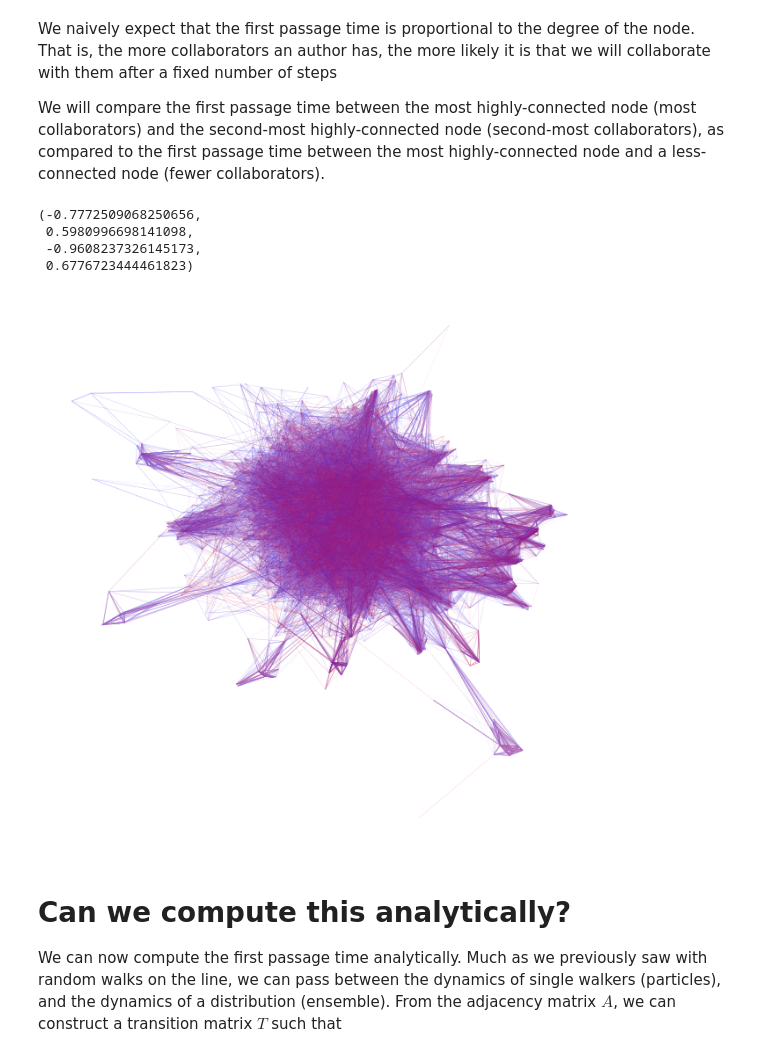
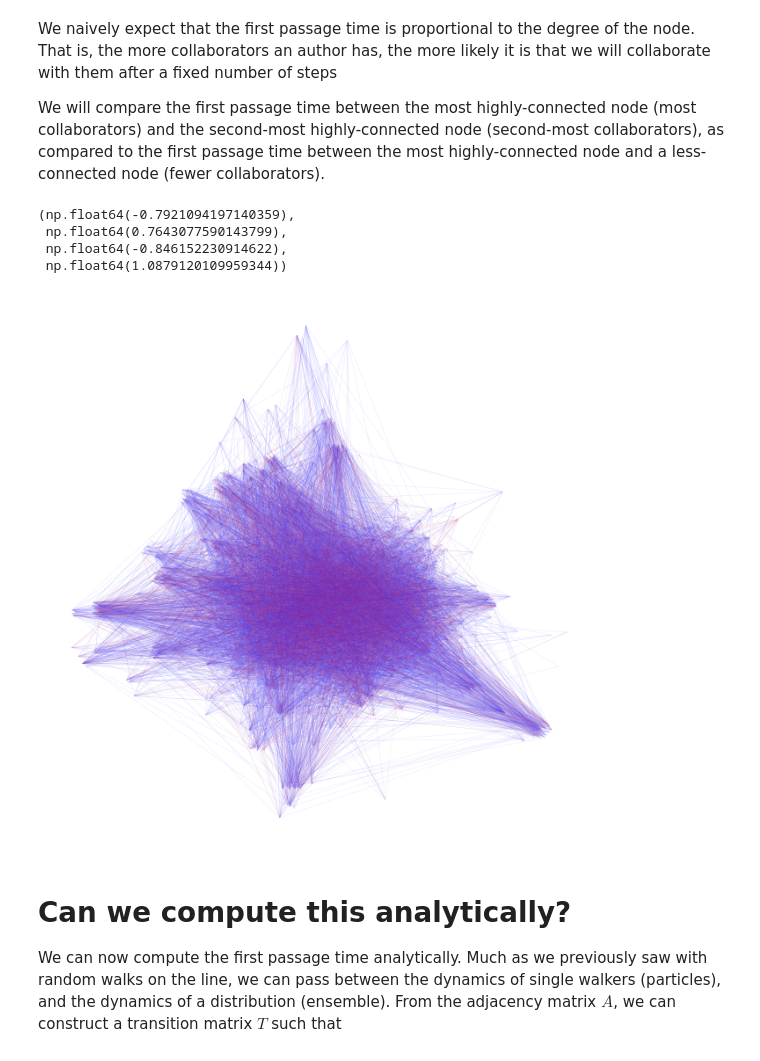
Before and after one commit to williamgilpin/cphy, a Jupyter notebook: talks/intro_graph_adjacency.ipynb, the cells around one changed output. Saved outputs shown, nothing was run; the diff lists cells and outputs as text; code cells hidden in the pictures.

```diff
--- a/talks/intro_graph_adjacency.ipynb
+++ b/talks/intro_graph_adjacency.ipynb
@@ -21,4 +21,20 @@ import matplotlib.pyplot as plt
 We will use a coauthorship network among physicists based arXiv postings in the `astro-ph` category. This graph contains $N = 18772$ nodes, which correspond to unique authors observed over the period 1993 -- 2003. If Author i and Author j coauthored a paper during that period, the nodes are connected. In order to analyze this large graph, we will downsample it to a smaller graph with $N = 1000$ nodes representing the most highly-connected authors.
 
 This dataset is from the [Stanford SNAP database](https://snap.stanford.edu/data/ca-CondMat.html)
+# %%
+import io
+import gzip
+import urllib.request
+import networkx as nx
+
+# subject = "CondMat"
+# subject = "HepPh"
+# subject = "HepTh"
+# subject = "GrQc"
+subject = "AstroPh"
+url = f"https://snap.stanford.edu/data/ca-{subject}.txt.gz"
+
+with urllib.request.urlopen(url) as resp:
+    with gzip.open(io.BytesIO(resp.read()), mode="rt") as fh:
+        g = nx.read_edgelist(fh, comments="#", nodetype=int)
 # %%
@@ -279,7 +291,8 @@ class FirstPassageTime(GraphRandomWalk):
 
         return np.inf
 
-
-fpt = FirstPassageTime(A, random_state=0, store_history=True, max_iter=100000)
+sort_inds = np.argsort(np.sum(A, axis=0))[::-1]
+A = A[sort_inds][:, sort_inds]
+fpt = FirstPassageTime(A, store_history=True, max_iter=100000)
 fpt.fpt(0, 10) # find the time it takes to walk from node 0 to node 10
 # %% [output]
@@ -326,18 +339,18 @@ We naively expect that the first passage time is proportional to the degree of t
 We will compare the first passage time between the most highly-connected node (most collaborators) and the second-most highly-connected node (second-most collaborators), as compared to the first passage time between the most highly-connected node and a less-connected node (fewer collaborators).
 # %%
 plt.figure(figsize=(8, 8))
-for traj1, traj2 in zip(all_paths_far[:10], all_paths_close[:100]):
+for traj1, traj2 in zip(all_paths_far[:10], all_paths_close[:10]):
     traj1 = [pos[item] for item in traj1]
     traj2 = [pos[item] for item in traj2]
     plt.plot(*zip(*traj1), color='b', linewidth=.3, alpha=0.1)
     plt.plot(*zip(*traj2), color='r', linewidth=.3, alpha=0.1)
 plt.axis('off')
 # %% [output]
-(-0.7772509068250656,
- 0.5980996698141098,
- -0.9608237326145173,
- 0.6776723444461823)
+(np.float64(-0.7921094197140359),
+ np.float64(0.7643077590143799),
+ np.float64(-0.846152230914622),
+ np.float64(1.0879120109959344))
-[figure, old version]
+[figure, new version]
 # %% [markdown]
 # Can we compute this analytically?
 
```
Also changed, not shown: parts of 12 cells of this notebook, 3 other files.
